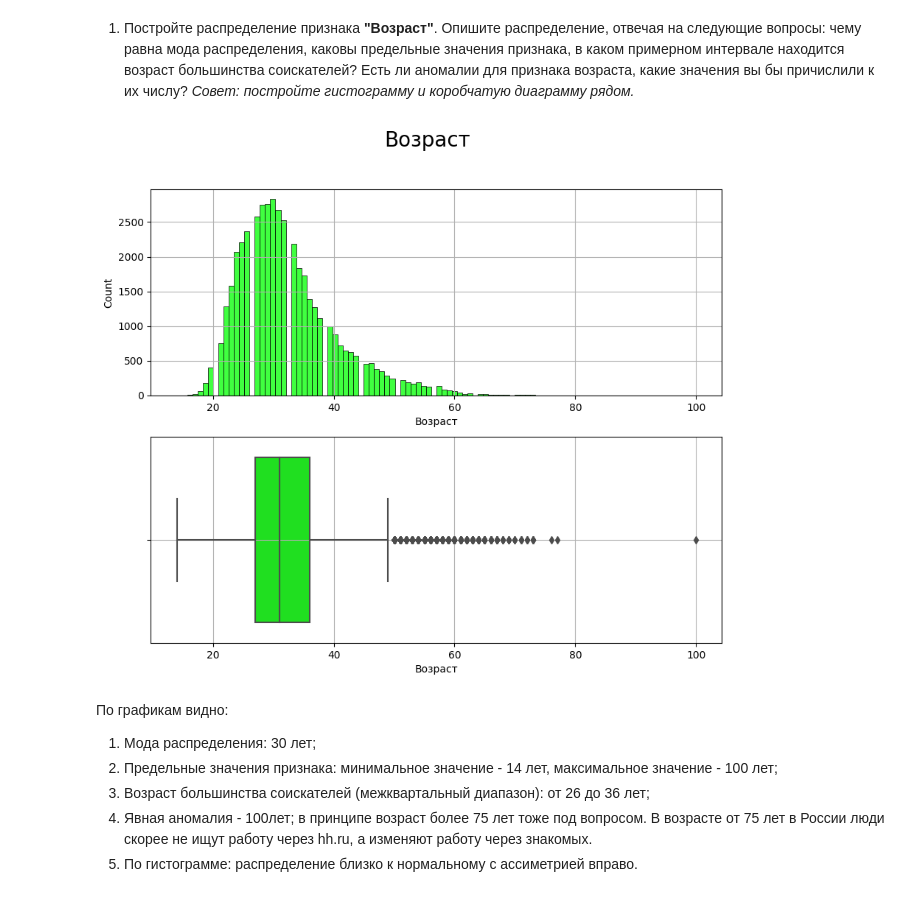
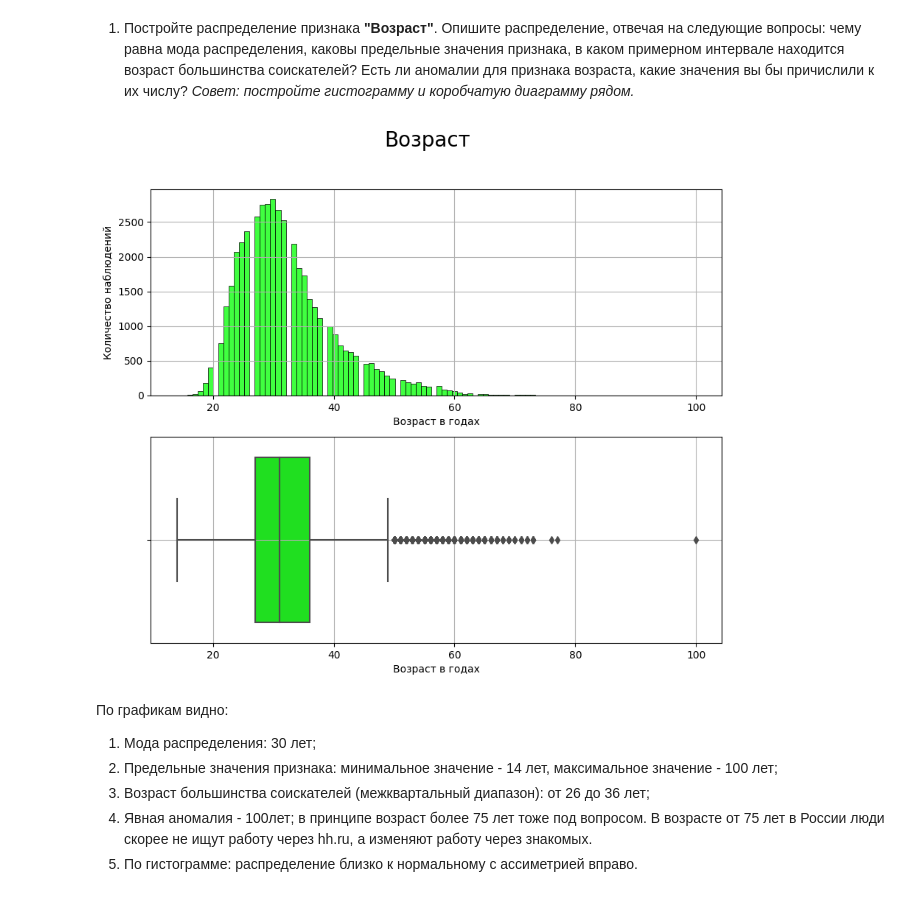
Before and after one commit to ASGlazyrin/ASG_SF_Rep, a Jupyter notebook: project_1/Project-1.ipynb, the cells around one changed output. Drawn from its saved outputs; the diff is of its cells as text; code cells hidden in the pictures.

```diff
--- a/project_1/Project-1.ipynb
+++ b/project_1/Project-1.ipynb
@@ -469,24 +469,27 @@ hh_data = hh_data.drop(['ЗП','ЗП валюта','close','proportion'], axis=1
 # %%
 # ваш код здесь
 fig, axes = plt.subplots(nrows=2, ncols=1, figsize=(10, 8))
 fig.suptitle('Возраст', fontsize=20)
 sns.histplot(
     data=hh_data,
     x='Возраст',
     bins=100,
     color='lime',
     ax=axes[0]
 );
-axes[0].grid()
+axes[0].grid();
+axes[0].set_ylabel('Количество наблюдений');
+axes[0].set_xlabel('Возраст в годах');
 sns.boxplot(
     data=hh_data,
     x='Возраст',
     color='lime',
     ax=axes[1]
 );
-axes[1].grid()
+axes[1].grid();
+axes[1].set_xlabel('Возраст в годах');
 # %% [output]
-[figure, old version]
+[figure, new version]
 # %% [markdown]
  По графикам видно:
 1. Мода распределения: 30 лет;
```
Also changed, not shown: parts of 10 cells of this notebook.
